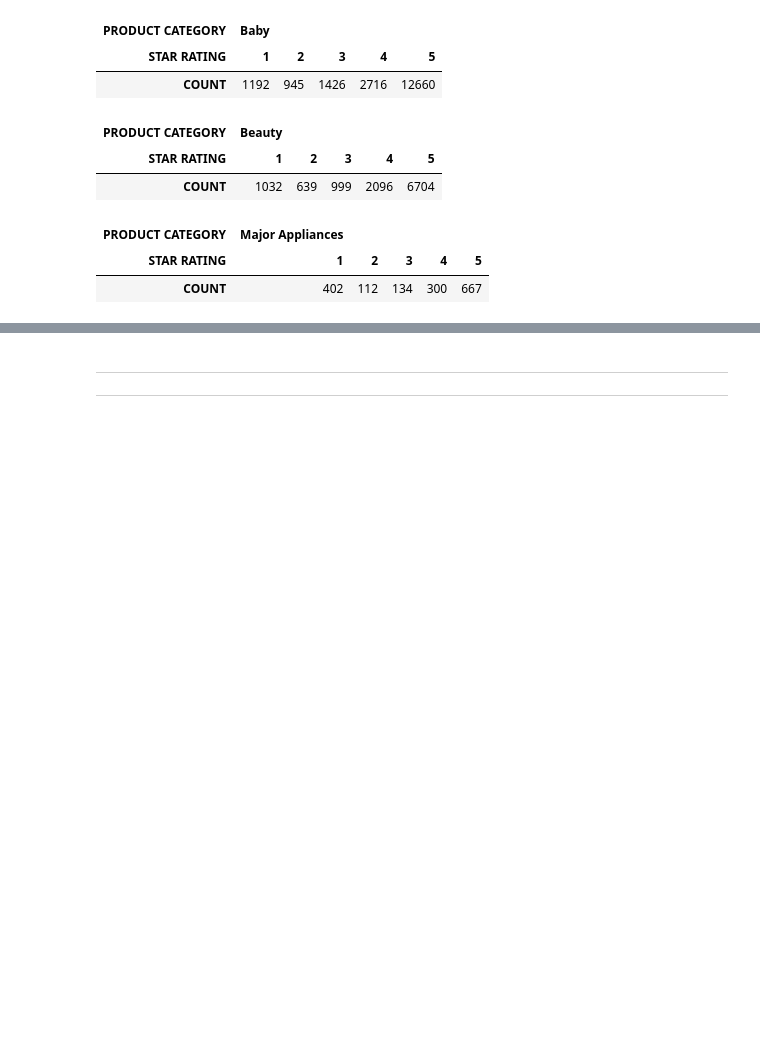
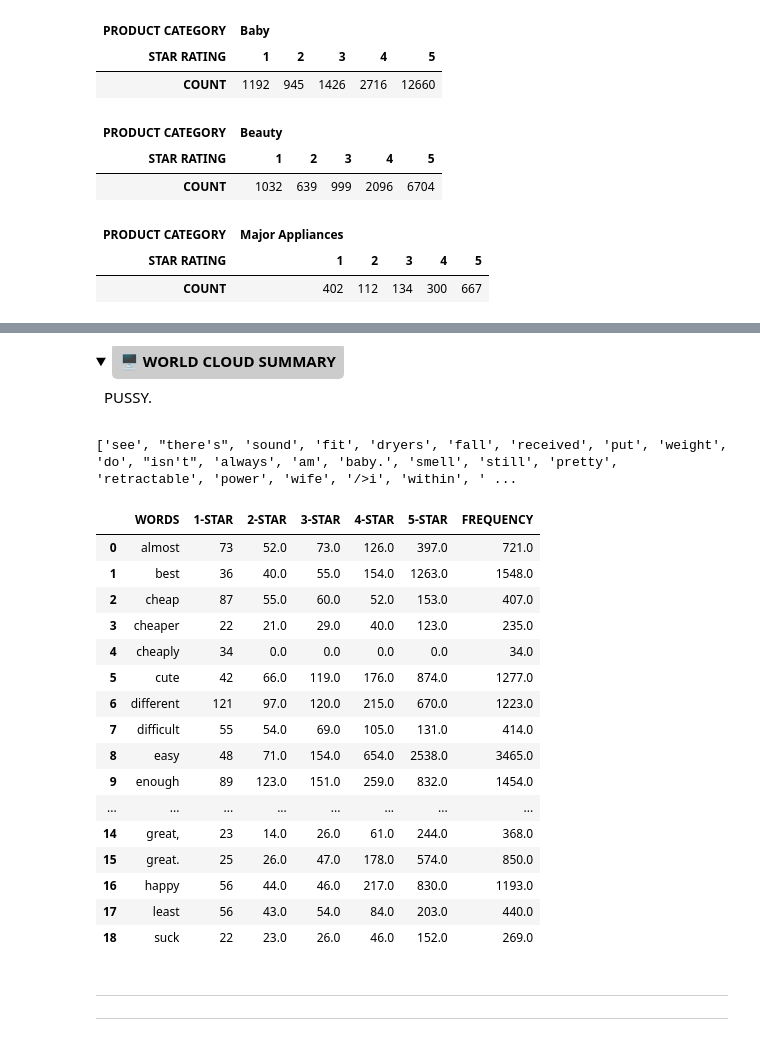
Before and after one commit to norzeelein/MATHEMATICAL-MODELLING-OF-ONLINE-PRODUCT-OFFERINGS, a Jupyter notebook: CODE.ipynb, the cells around one changed output, grey strips where cells are left out. Cells and saved outputs as stored; diff of their text form; code cells hidden in the pictures; folded sections open; blank space fills up the shorter version.

```diff
--- a/CODE.ipynb
+++ b/CODE.ipynb
@@ -111,6 +120,7 @@ We collate all the individual product dataframes (Baby Pacifier, Hair Dryer, and
 # COMBINATING ALL DATAFRAMES
 AllDataFrame = [BabyPacifier, HairDryer, MicrowaveOven]
 DataSet = pd.concat(AllDataFrame)
+DataSet['REVIEW BODY'] = DataSet['REVIEW BODY'].fillna('')
 display(DataSet)
 # %% [output]
 |  | MARKET PLACE | CUSTOMER ID | REVIEW ID | PRODUCT ID | PRODUCT PARENT | PRODUCT TITLE | PRODUCT CATEGORY | ... |
@@ -344,3 +493,15 @@ WordSetDataFrame5
+# %% [markdown]
+<details>
+    <summary>
+        <strong style = "cursor: pointer; background-color: rgba(0, 0, 0, 0.2); color: #000000; font-family: Franklin Gothic Heavy; padding: 8px; border-radius: 5px; display: inline-block;">
+            🖥️ WORLD CLOUD SUMMARY
+        </strong>
+        <br>
+    </summary>
+    <div style = "padding: 8px; padding-left: 0px">
+PUSSY.
+    </div>
+</details>
 # %%
 # WORD SET INTERSECTIONS
 Set1 = set(WordSetDataFrame1["WORDS"].values.tolist())
@@ -350,22 +511,42 @@ Set4 = set(WordSetDataFrame4["WORDS"].values.tolist())
 Set5 = set(WordSetDataFrame5["WORDS"].values.tolist())
 SetIntersection = list(Set1.intersection(Set2, Set3, Set4, Set5))
 print(SetIntersection)
+# %% [output]
+['see', "there's", 'sound', 'fit', 'dryers', 'fall', 'received', 'put', 'weight', 'do', "isn't", 'always', 'am', 'baby.', 'smell', 'still', 'pretty', 'retractable', 'power', 'wife', '/>i', 'within', ' ...
 # %%
-# WORD SET SUMMARY
-warnings.filterwarnings("ignore")
+# WORD SET SUMMARY DATAFRAME
 Words = "enough|easy|cheap|almost|great|difficult|different|extreme|least|expensive|happy|exactly|best|cute|suck"
 WordSet1 = WordSetDataFrame1[WordSetDataFrame1["WORDS"].str.contains(Words)].sort_values("WORDS", ascending = True)
 WordSet2 = WordSetDataFrame2[WordSetDataFrame2["WORDS"].str.contains(Words)].sort_values("WORDS", ascending = True)
 WordSet3 = WordSetDataFrame3[WordSetDataFrame3["WORDS"].str.contains(Words)].sort_values("WORDS", ascending = True)
 WordSet4 = WordSetDataFrame4[WordSetDataFrame4["WORDS"].str.contains(Words)].sort_values("WORDS", ascending = True)
 WordSet5 = WordSetDataFrame5[WordSetDataFrame5["WORDS"].str.contains(Words)].sort_values("WORDS", ascending = True)
-Merge1 = pd.merge(WordSet1, WordSet2[['WORDS','COUNT']], on = 'WORDS', how = 'left')
-Merge2 = pd.merge(Merge1, WordSet3[['WORDS','COUNT']], on = 'WORDS', how = 'left')
-Merge3 = pd.merge(Merge2, WordSet4[['WORDS','COUNT']], on = 'WORDS', how = 'left')
-Merge4 = pd.merge(Merge3, WordSet5[['WORDS','COUNT']], on = 'WORDS', how = 'left')
-WordSetSummary = Merge4.set_axis(["WORDS", "1-STAR", "2-STAR", "3-STAR", "4-STAR", "5-STAR"], axis = 1, inplace = False)
+Merge1 = pd.merge(WordSet1, WordSet2[['WORDS','COUNT']], on='WORDS', how='left', suffixes=('_1', '_2'))
+Merge2 = pd.merge(Merge1, WordSet3[['WORDS','COUNT']], on = 'WORDS', how = 'left', suffixes = ('_2', '_3'))
+Merge3 = pd.merge(Merge2, WordSet4[['WORDS','COUNT']], on = 'WORDS', how = 'left', suffixes = ('_3', '_4'))
+Merge4 = pd.merge(Merge3, WordSet5[['WORDS','COUNT']], on = 'WORDS', how = 'left', suffixes = ('_4', '_5'))
+WordSetSummary = Merge4.set_axis(["WORDS", "1-STAR", "2-STAR", "3-STAR", "4-STAR", "5-STAR"], axis = 1)
 WordSetSummary["FREQUENCY"] = WordSetSummary[["1-STAR", "2-STAR", "3-STAR", "4-STAR", "5-STAR"]].sum(axis = 1)
-WordSetSummary.style.set_precision(0)
+WordSetSummary = WordSetSummary.fillna(0)
+WordSetSummary
+# %% [output]
+|  | WORDS | 1-STAR | 2-STAR | 3-STAR | 4-STAR | 5-STAR | FREQUENCY |
+| 0 | almost | 73 | 52.0 | 73.0 | 126.0 | 397.0 | 721.0 |
+| 1 | best | 36 | 40.0 | 55.0 | 154.0 | 1263.0 | 1548.0 |
+| 2 | cheap | 87 | 55.0 | 60.0 | 52.0 | 153.0 | 407.0 |
+| 3 | cheaper | 22 | 21.0 | 29.0 | 40.0 | 123.0 | 235.0 |
+| 4 | cheaply | 34 | 0.0 | 0.0 | 0.0 | 0.0 | 34.0 |
+| 5 | cute | 42 | 66.0 | 119.0 | 176.0 | 874.0 | 1277.0 |
+| 6 | different | 121 | 97.0 | 120.0 | 215.0 | 670.0 | 1223.0 |
+| 7 | difficult | 55 | 54.0 | 69.0 | 105.0 | 131.0 | 414.0 |
+| 8 | easy | 48 | 71.0 | 154.0 | 654.0 | 2538.0 | 3465.0 |
+| 9 | enough | 89 | 123.0 | 151.0 | 259.0 | 832.0 | 1454.0 |
+| ... | ... | ... | ... | ... | ... | ... | ... |
+| 14 | great, | 23 | 14.0 | 26.0 | 61.0 | 244.0 | 368.0 |
+| 15 | great. | 25 | 26.0 | 47.0 | 178.0 | 574.0 | 850.0 |
+| 16 | happy | 56 | 44.0 | 46.0 | 217.0 | 830.0 | 1193.0 |
+| 17 | least | 56 | 43.0 | 54.0 | 84.0 | 203.0 | 440.0 |
+| 18 | suck | 22 | 23.0 | 26.0 | 46.0 | 152.0 | 269.0 |
 # %%
 # BABY PACIFIER HELPFULNESS RATING
 BPGroup = DataSet[DataSet["PRODUCT CATEGORY"] == "Baby"]
```
Also changed, not shown: parts of 20 cells of this notebook.
